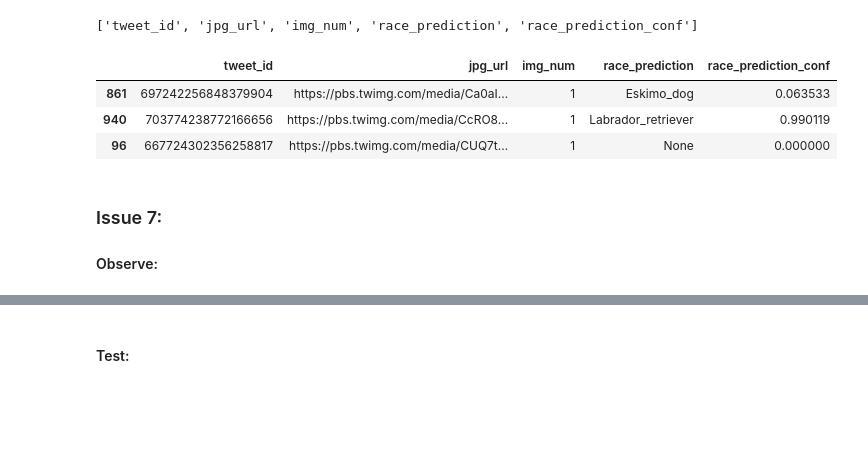
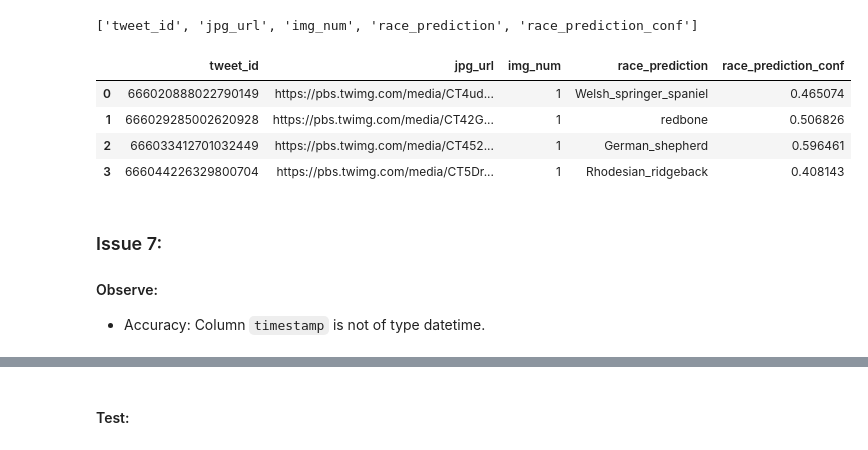
Before and after one commit to LeopoldWalther/DataWrangleAndAnalyze, a Jupyter notebook: wrangle_act.ipynb, the cells around one changed output, grey strips where cells are left out. Drawn from its saved outputs; the diff is of its cells as text; code cells hidden in the pictures; blank space fills up the shorter version.

```diff
--- a/wrangle_act.ipynb
+++ b/wrangle_act.ipynb
@@ -927,13 +887,15 @@ list(df_image_predictions_clean)
 # %% [output]
 ['tweet_id', 'jpg_url', 'img_num', 'race_prediction', 'race_prediction_conf']
 # %%
-# Check layout
-df_image_predictions_clean.sample(n=3)
+# Check visually
+df_image_predictions_clean.head(n=4)
 # %% [output]
 |  | tweet_id | jpg_url | img_num | race_prediction | race_prediction_conf |
-| 861 | 697242256848379904 | https://pbs.twimg.com/media/Ca0aI... | 1 | Eskimo_dog | 0.063533 |
-| 940 | 703774238772166656 | https://pbs.twimg.com/media/CcRO8... | 1 | Labrador_retriever | 0.990119 |
-| 96 | 667724302356258817 | https://pbs.twimg.com/media/CUQ7t... | 1 | None | 0.000000 |
+| 0 | 666020888022790149 | https://pbs.twimg.com/media/CT4ud... | 1 | Welsh_springer_spaniel | 0.465074 |
+| 1 | 666029285002620928 | https://pbs.twimg.com/media/CT42G... | 1 | redbone | 0.506826 |
+| 2 | 666033412701032449 | https://pbs.twimg.com/media/CT452... | 1 | German_shepherd | 0.596461 |
+| 3 | 666044226329800704 | https://pbs.twimg.com/media/CT5Dr... | 1 | Rhodesian_ridgeback | 0.408143 |
 # %% [markdown]
 ### Issue 7:
 #### Observe:
+- Accuracy: Column `timestamp` is not of type datetime.
```
Also changed, not shown: parts of 48 cells of this notebook, 1 other file.
